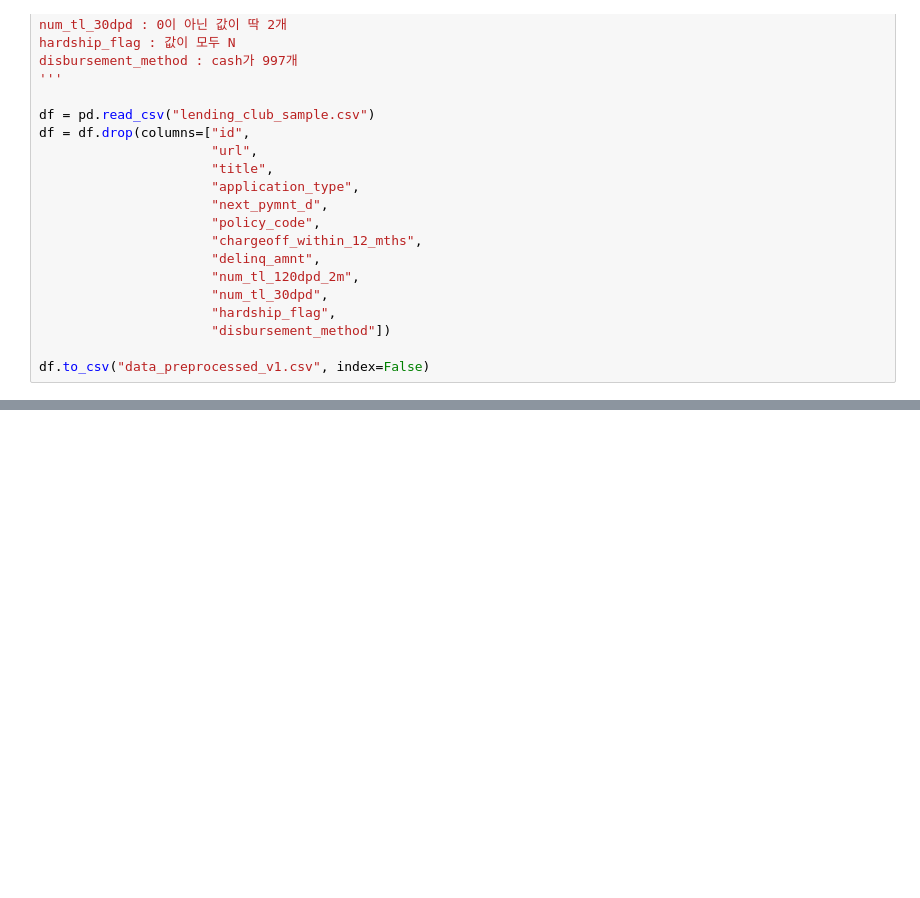
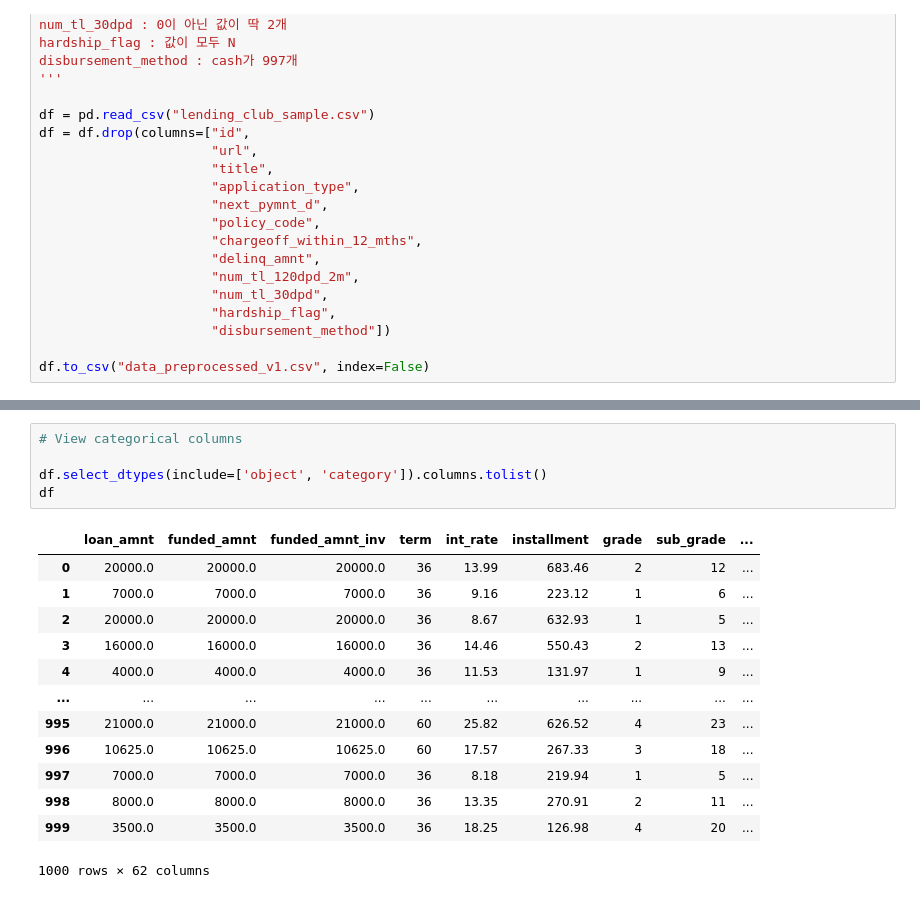
Before and after one commit to SNU-fintech-team-4/LendSure, a Jupyter notebook: Domain-team/main.ipynb, the cells around one changed output, grey strips where cells are left out. Drawn from its saved outputs; the diff is of its cells as text; blank space fills up the shorter version.

```diff
--- a/Domain-team/main.ipynb
+++ b/Domain-team/main.ipynb
@@ -85,0 +272,19 @@ df
+# %%
+# View categorical columns
+
+df.select_dtypes(include=['object', 'category']).columns.tolist()
+df
+# %% [output]
+|  | loan_amnt | funded_amnt | funded_amnt_inv | term | int_rate | installment | grade | sub_grade | ... |
+| 0 | 20000.0 | 20000.0 | 20000.0 | 36 | 13.99 | 683.46 | 2 | 12 | ... |
+| 1 | 7000.0 | 7000.0 | 7000.0 | 36 | 9.16 | 223.12 | 1 | 6 | ... |
+| 2 | 20000.0 | 20000.0 | 20000.0 | 36 | 8.67 | 632.93 | 1 | 5 | ... |
+| 3 | 16000.0 | 16000.0 | 16000.0 | 36 | 14.46 | 550.43 | 2 | 13 | ... |
+| 4 | 4000.0 | 4000.0 | 4000.0 | 36 | 11.53 | 131.97 | 1 | 9 | ... |
+| ... | ... | ... | ... | ... | ... | ... | ... | ... | ... |
+| 995 | 21000.0 | 21000.0 | 21000.0 | 60 | 25.82 | 626.52 | 4 | 23 | ... |
+| 996 | 10625.0 | 10625.0 | 10625.0 | 60 | 17.57 | 267.33 | 3 | 18 | ... |
+| 997 | 7000.0 | 7000.0 | 7000.0 | 36 | 8.18 | 219.94 | 1 | 5 | ... |
+| 998 | 8000.0 | 8000.0 | 8000.0 | 36 | 13.35 | 270.91 | 2 | 11 | ... |
+| 999 | 3500.0 | 3500.0 | 3500.0 | 36 | 18.25 | 126.98 | 4 | 20 | ... |
+1000 rows × 62 columns
```
Also changed, not shown: parts of 2 cells of this notebook, 16 other files.
